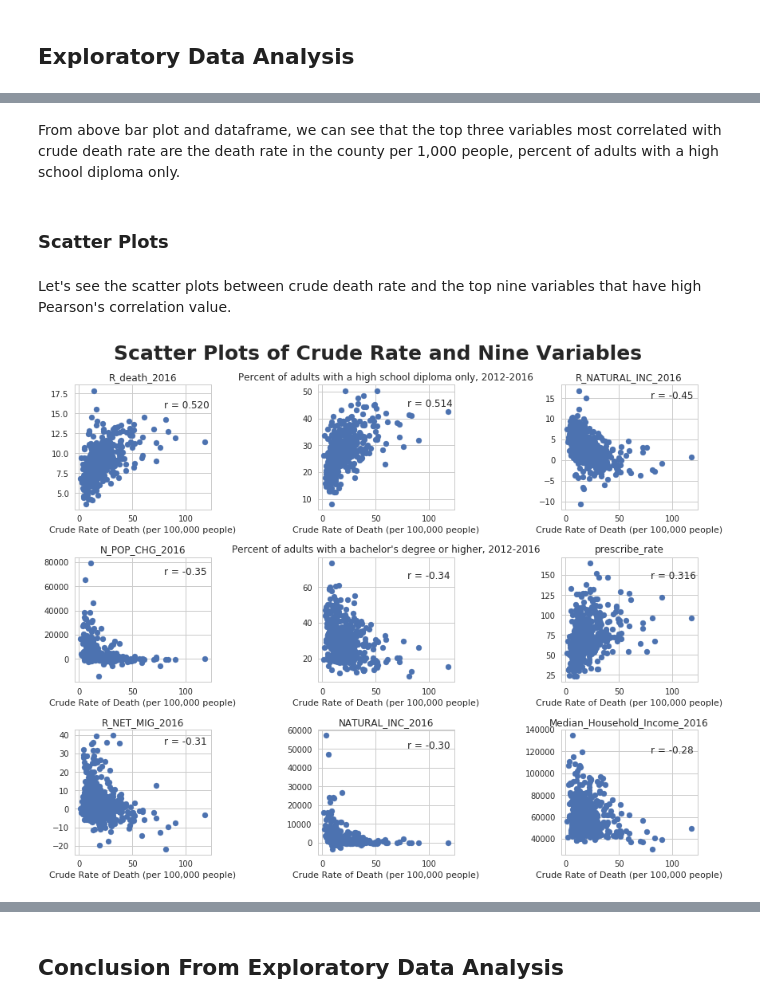
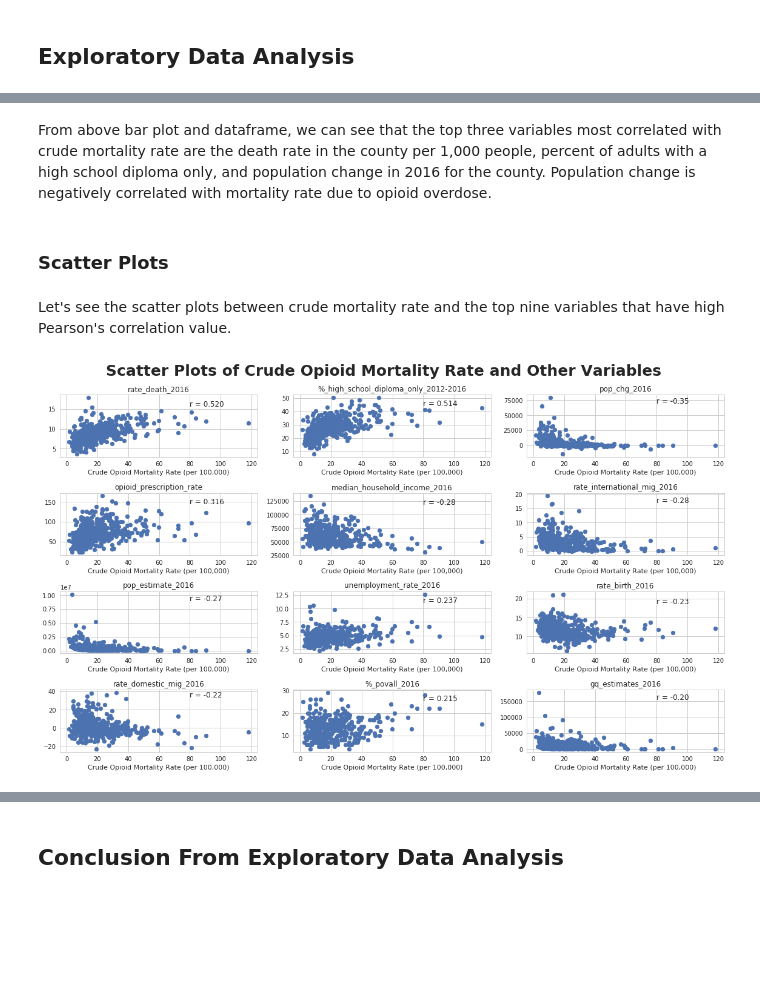
Before and after one commit to danielhanbitlee/Springboard, a Jupyter notebook: capstone_project/data_storytelling.ipynb, the cells around one changed output, grey strips where cells are left out. Drawn from its saved outputs; the diff is of its cells as text; code cells hidden in the pictures; blank space fills up the shorter version.

Commit message:
updating data_wrangling and data_storytelling

```diff
--- a/capstone_project/data_storytelling.ipynb
+++ b/capstone_project/data_storytelling.ipynb
@@ -164,13 +166,13 @@ py.iplot(fig, filename='choropleth_full_usa')
 *Note: Counties with missing values, unreliable values, or zero to nine deaths caused by opioid overdose are not portrayed in map.*
 # %%
 # combine county and state as one column
-merged_data['county,state'] = merged_data.county_y.map(str) + "\n"  + merged_data.state
-# obtain the location of columns I want to select - ['county_y', 'state', 'population', 'deaths', 'crude_rate']
-wanted_columns = [merged_data.columns.get_loc(column_label) for column_label in ['county,state', 'crude_rate']]
-# ten counties with highest crude_rate
-top_ten = merged_data.sort_values('crude_rate', ascending = False).iloc[:10, wanted_columns]
+merged_data['county_state'] = merged_data.county.map(str) + "\n"  + merged_data.state
+# obtain the location of columns I want to select - ['county', 'state', 'population', 'deaths', 'crude_opioid_mortality_rate']
+wanted_columns = [merged_data.columns.get_loc(column_label) for column_label in ['county_state', 'crude_opioid_mortality_rate']]
+# ten counties with highest crude_opioid_mortality_rate
+top_ten = merged_data.sort_values('crude_opioid_mortality_rate', ascending = False).iloc[:10, wanted_columns]
 
-sns.barplot(x = 'county,state', y = 'crude_rate', data = top_ten, color = '#660000', alpha = 0.8)
+sns.barplot(x = 'county_state', y = 'crude_opioid_mortality_rate', data = top_ten, color = '#660000', alpha = 0.8)
 plt.title('Top Ten Counties with Highest Opioid Overdose Mortality Rate', fontsize = 20, fontweight = 'bold')
 plt.xlabel("County", fontsize = 15)
 plt.ylabel("Opioid Overdose Mortality Rate, 2016 (per 100,000)", fontsize = 15)
@@ -396,0 +328,8 @@ plt.show()
+# %%
+# remove fips_code, county, and state columns to prepare data for creating correlation matrix
+merged_remove = merged_data.drop(labels = ['fips_code', 'county', 'state'], axis = 1)
+
+# correlation heatmap
+sns.heatmap(merged_remove.corr())
+plt.title('Correlation Heat Map of All the Variables', fontsize = 25, fontweight = 'bold')
+plt.show()
@@ -436,20 +392,20 @@ crude_corr_df[:9]
 # %% [markdown]
-From above bar plot and dataframe, we can see that the top three variables most correlated with crude death rate are the death rate in the county per 1,000 people, percent of adults with a high school diploma only.
+From above bar plot and dataframe, we can see that the top three variables most correlated with crude mortality rate are the death rate in the county per 1,000 people, percent of adults with a high school diploma only, and population change in 2016 for the county. Population change is negatively correlated with mortality rate due to opioid overdose.
 # %% [markdown]
 ### Scatter Plots
 # %% [markdown]
-Let's see the scatter plots between crude death rate and the top nine variables that have high Pearson's correlation value.
+Let's see the scatter plots between crude mortality rate and the top nine variables that have high Pearson's correlation value.
 # %%
-for i in range(9):
-    plt.subplot(3, 3, i + 1)
-    plt.scatter(x = 'crude_rate', y = crude_corr_df.variable[i], data = merged_filtered)
-    plt.xlabel('Crude Rate of Death (per 100,000 people)')
+for i in range(12):
+    plt.subplot(4, 3, i + 1)
+    plt.scatter(x = 'crude_opioid_mortality_rate', y = crude_corr_df.variable[i], data = merged_data)
+    plt.xlabel('Crude Opioid Mortality Rate (per 100,000)')
     plt.title('{}'.format(crude_corr_df.variable[i]), fontsize = 12)
-    values = merged_filtered.loc[:, '{}'.format(crude_corr_df.variable[i])]
+    values = merged_data.loc[:, '{}'.format(crude_corr_df.variable[i])]
     plt.text(80, 0.88 * max(values),
-             "r = " + str(crude_corr_df.crude_rate_corr[i])[:5])
-plt.suptitle("Scatter Plots of Crude Rate and Nine Variables", fontsize = 25, fontweight = 'bold')
+             "r = " + str(crude_corr_df.crude_opioid_mortality_rate_corr[i])[:5])
+plt.suptitle("Scatter Plots of Crude Opioid Mortality Rate and Other Variables", fontsize = 25, fontweight = 'bold')
 plt.tight_layout(rect = [0, 0.03, 1, 0.95])
 plt.show()
 # %% [output]
-[figure, old version]
+[figure, new version]
```
Also changed, not shown: parts of 26 cells of this notebook, 3 other files.
